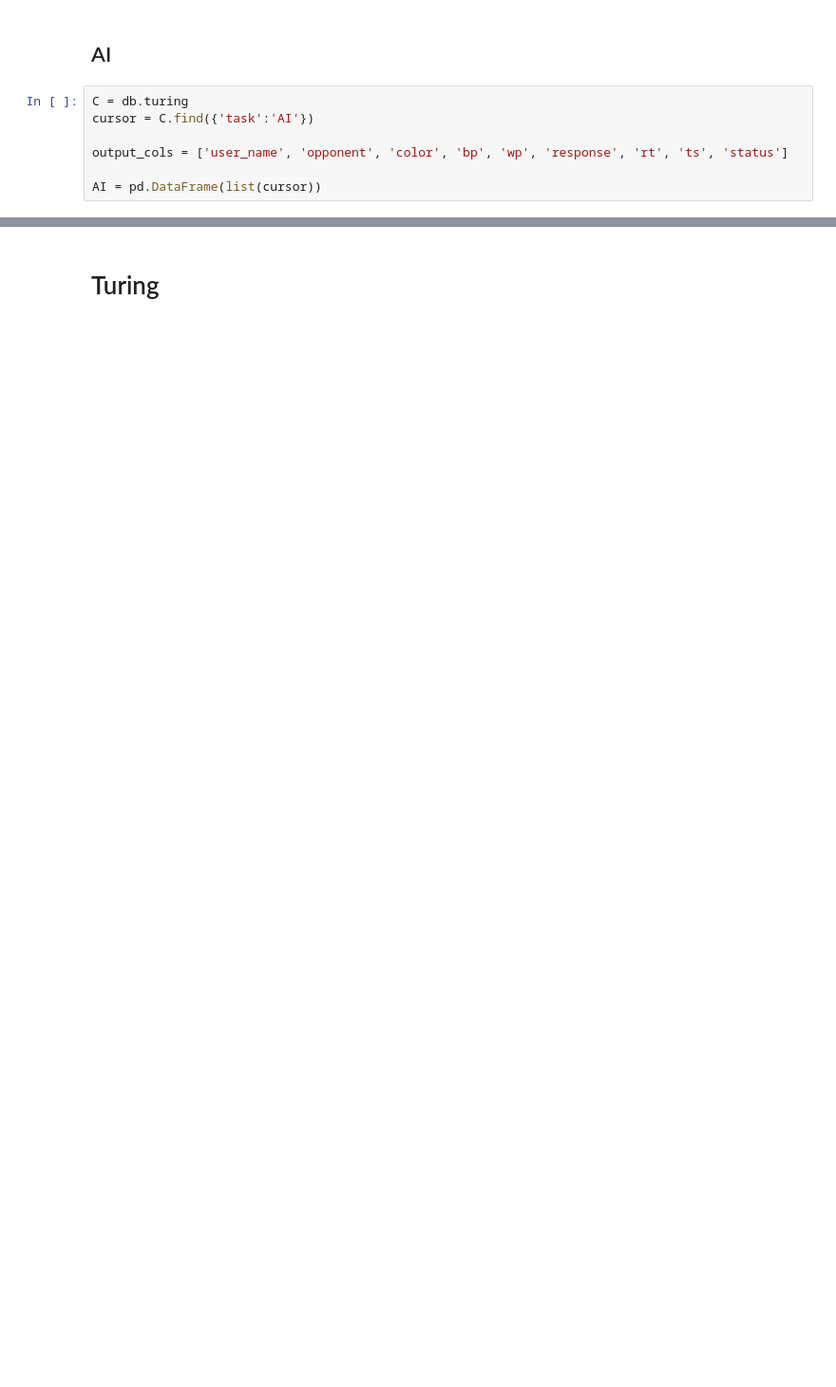
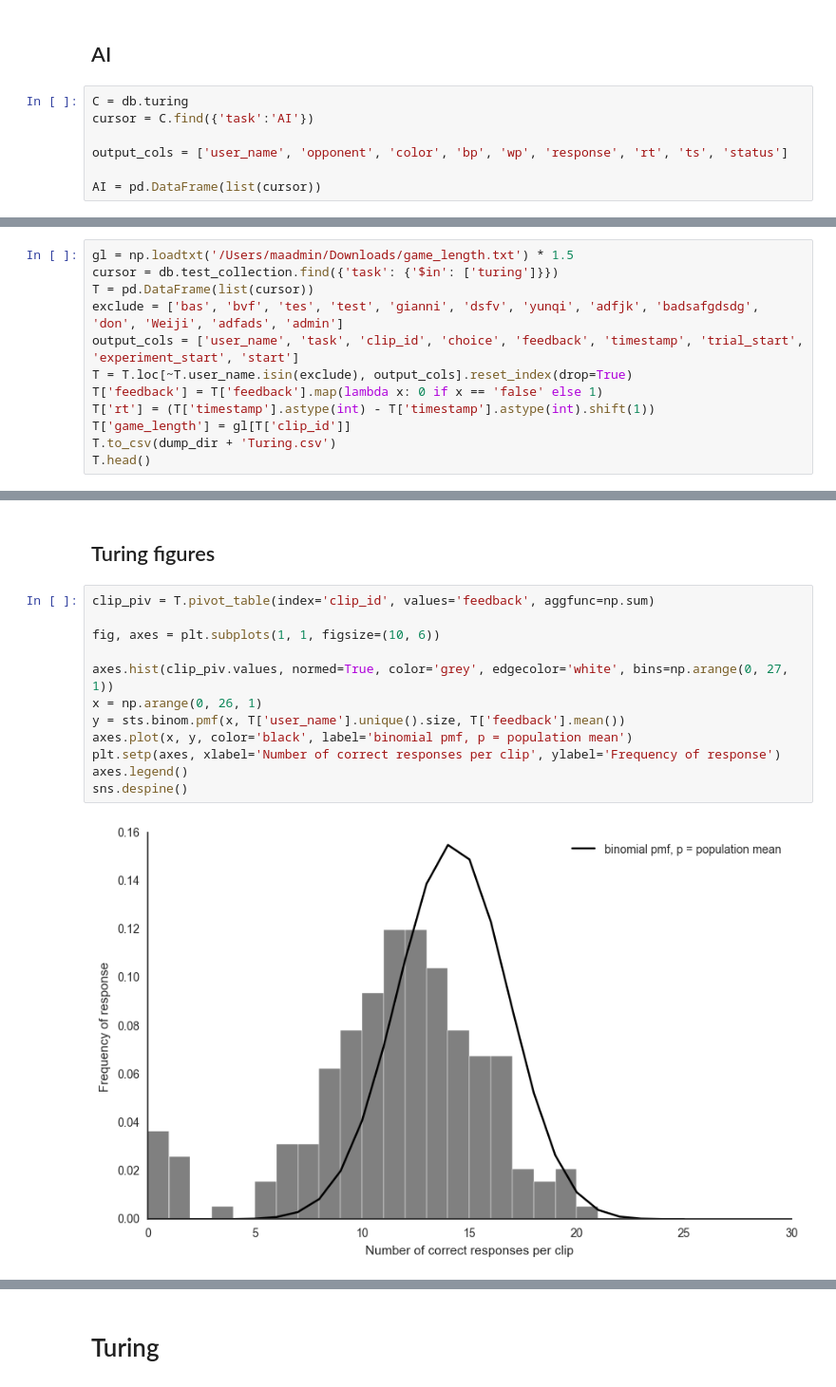
Before and after one commit to galbiati/mnk-cleaning-analysis, a Jupyter notebook: 6_tur/Pull Data.ipynb, the cells around one changed output, grey strips where cells are left out. Shown: that part at 95% size. Drawn from its saved outputs; the diff is of its cells as text; blank space fills up the shorter version.

Commit message:
updates to turing nb

```diff
--- a/6_tur/Pull Data.ipynb
+++ b/6_tur/Pull Data.ipynb
@@ -50,0 +53,12 @@ sns.despine()
+# %%
+gl = np.loadtxt('/Users/maadmin/Downloads/game_length.txt') * 1.5
+cursor = db.test_collection.find({'task': {'$in': ['turing']}})
+T = pd.DataFrame(list(cursor))
+exclude = ['bas', 'bvf', 'tes', 'test', 'gianni', 'dsfv', 'yunqi', 'adfjk', 'badsafgdsdg', 'don', 'Weiji', 'adfads', 'admin']
+output_cols = ['user_name', 'task', 'clip_id', 'choice', 'feedback', 'timestamp', 'trial_start', 'experiment_start', 'start']
+T = T.loc[~T.user_name.isin(exclude), output_cols].reset_index(drop=True)
+T['feedback'] = T['feedback'].map(lambda x: 0 if x == 'false' else 1)
+T['rt'] = (T['timestamp'].astype(int) - T['timestamp'].astype(int).shift(1))
+T['game_length'] = gl[T['clip_id']]
+T.to_csv(dump_dir + 'Turing.csv')
+T.head()
@@ -50,0 +72,16 @@ sns.despine()
+# %% [markdown]
+## Turing figures
+# %%
+clip_piv = T.pivot_table(index='clip_id', values='feedback', aggfunc=np.sum)
+
+fig, axes = plt.subplots(1, 1, figsize=(10, 6))
+
+axes.hist(clip_piv.values, normed=True, color='grey', edgecolor='white', bins=np.arange(0, 27, 1))
+x = np.arange(0, 26, 1)
+y = sts.binom.pmf(x, T['user_name'].unique().size, T['feedback'].mean())
+axes.plot(x, y, color='black', label='binomial pmf, p = population mean')
+plt.setp(axes, xlabel='Number of correct responses per clip', ylabel='Frequency of response')
+axes.legend()
+sns.despine()
+# %% [output]
+[figure, added]
```
Also changed, not shown: parts of 16 cells of this notebook.
